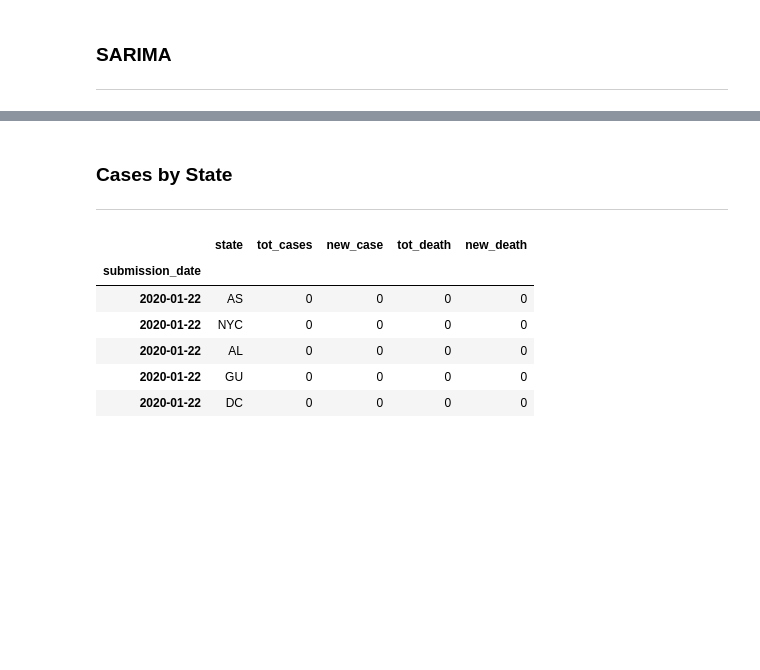
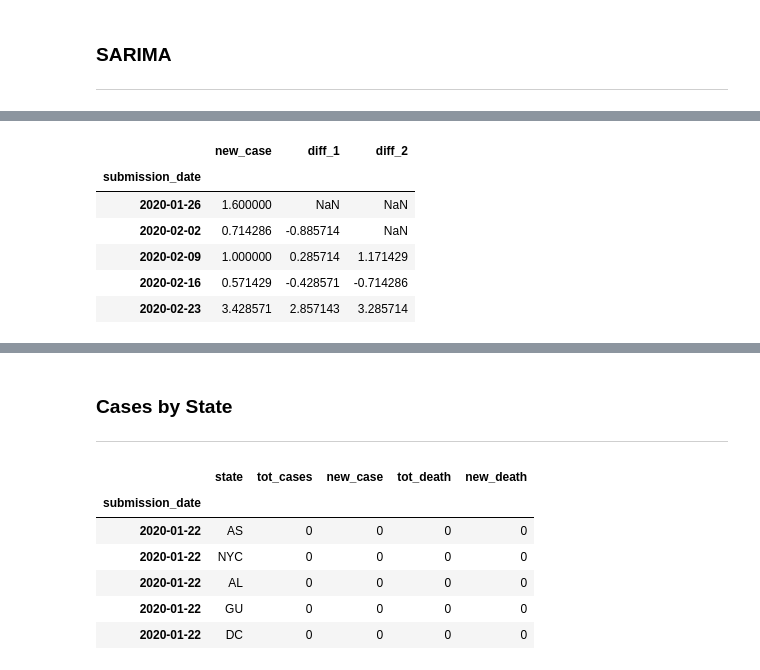
Before and after one commit to DeeVerma1/Project-4, a Jupyter notebook: code/02.1 - EDA_COVID_Cases.ipynb, the cells around one changed output, grey strips where cells are left out. Drawn from its saved outputs; the diff is of its cells as text; code cells hidden in the pictures; blank space fills up the shorter version.

```diff
--- a/code/02.1 - EDA_COVID_Cases.ipynb
+++ b/code/02.1 - EDA_COVID_Cases.ipynb
@@ -199,6 +206,7 @@ plt.plot(df['new_case']);
 [figure]
 # %%
 df = df.resample('W').mean()
+df_cases_diff = df.copy()
 df.head()
 # %% [output]
 |  | new_case |
@@ -378,0 +418,12 @@ metrics.mean_squared_error(y_test, preds_sarima)
+# %%
+df_cases_diff['diff_1'] = df_cases_diff['new_case'].diff()
+df_cases_diff['diff_2'] = df_cases_diff['new_case'].diff().diff()
+df_cases_diff.head()
+# %% [output]
+|  | new_case | diff_1 | diff_2 |
+| submission_date |  |  |  |
+| 2020-01-26 | 1.600000 | NaN | NaN |
+| 2020-02-02 | 0.714286 | -0.885714 | NaN |
+| 2020-02-09 | 1.000000 | 0.285714 | 1.171429 |
+| 2020-02-16 | 0.571429 | -0.428571 | -0.714286 |
+| 2020-02-23 | 3.428571 | 2.857143 | 3.285714 |
```
Also changed, not shown: parts of 41 cells of this notebook.
